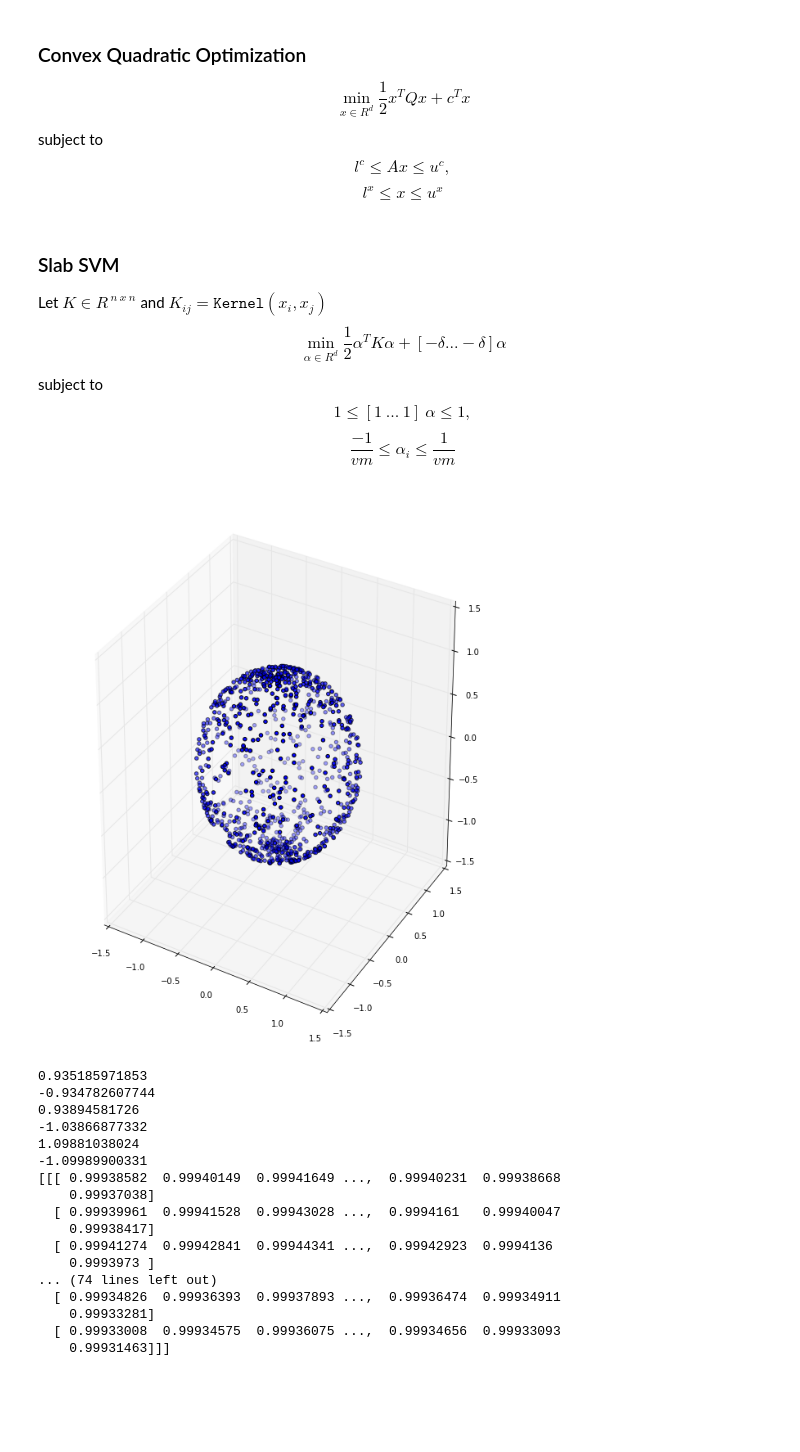
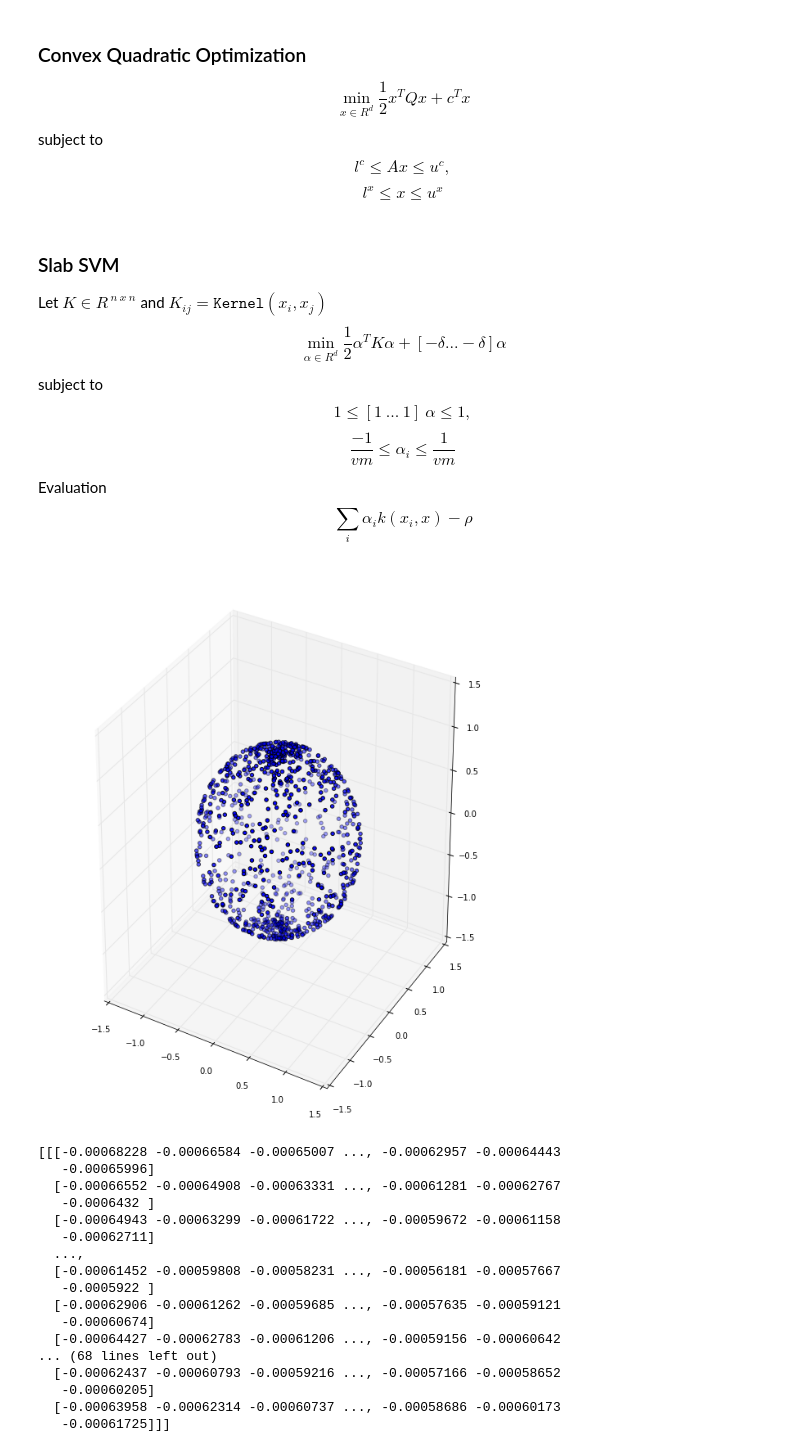
Before and after one commit to michrawson/SVM_Implicit_Surface_Reconstruction, a Jupyter notebook: Slab-SVM-Sphere.ipynb, the cells around one changed output. Saved outputs shown, nothing was run; the diff lists cells and outputs as text; code cells hidden in the pictures; blank space fills up the shorter version.

```diff
--- a/Slab-SVM-Sphere.ipynb
+++ b/Slab-SVM-Sphere.ipynb
@@ -11,6 +11,8 @@ $$\min_{\alpha \in R^d} \frac 12 \alpha^T K \alpha + [-\delta...-\delta] \alpha$
 subject to
 $$1\le [1~...~1]~\alpha \le 1,$$
 $$\frac {-1}{vm} \le \alpha_i \le \frac {1}{vm}$$
+Evaluation
+$$ \sum_i \alpha_i k(x_i,x) - \rho $$
 # %%
 %matplotlib inline
 
@@ -31,19 +33,19 @@ def streamprinter(text):
     pass
 
 
+sigma = 100
 def kernel(x1,x2):
     return math.exp(-1*math.pow(linalg.norm(x1-x2),2)/(2*math.pow(sigma,
                                                                   2)))
 
-
+rho = 1
 def f(x,x_list,alpha):
     w=0
     for i in range(len(x_list)):
         w = w + (alpha[i]*kernel(x_list[i],x))
-    return w
+    return w - rho
 
 
-sigma = 100
 
 x = []
 
@@ -81,19 +83,19 @@ m = len(x)
 x,ignore_x,y,ignore_y=train_test_split(x,y,train_size=0.02,random_state=8)
 m = len(x)
 
-x0_max = np.amax(x[:,0])+0.1
-x0_min = np.amin(x[:,0])-0.1
-x1_max = np.amax(x[:,1])+0.1
-x1_min = np.amin(x[:,1])-0.1
-x2_max = np.amax(x[:,2])+0.1
-x2_min = np.amin(x[:,2])-0.1
+# x0_max = np.amax(x[:,0])+0.1
+# x0_min = np.amin(x[:,0])-0.1
+# x1_max = np.amax(x[:,1])+0.1
+# x1_min = np.amin(x[:,1])-0.1
+# x2_max = np.amax(x[:,2])+0.1
+# x2_min = np.amin(x[:,2])-0.1
 
-print x0_max
-print x0_min
-print x1_max
-print x1_min
-print x2_max
-print x2_min
+# print x0_max
+# print x0_min
+# print x1_max
+# print x1_min
+# print x2_max
+# print x2_min
 
 # print 'points:',m
 
@@ -118,7 +120,8 @@ for i in range(m):
     bkx.append(mosek.boundkey.ra)
 bux=(ones((m))) * (1/(v*m))
 blx=(ones((m))) * (-1/(v*m))
-c=(0.001*ones((m)))
+delta = 0.001
+c=(delta*ones((m)))
 
 numvar = len(bkx)
 numcon = len(bkc)
@@ -174,48 +177,48 @@ task.getxx(mosek.soltype.itr, xx)
 # elif solsta == mosek.solsta.prim_infeas_cer:
 #     print("Primal or dual infeasibility.\n")
 # elif solsta == mosek.solsta.near_dual_infeas_cer:
 #     print("Primal or dual infeasibility.\n")
 # elif  solsta == mosek.solsta.near_prim_infeas_cer:
 #     print("Primal or dual infeasibility.\n")
 # elif mosek.solsta.unknown:
 #     print("Unknown solution status")
 # else:
 #     print("Other solution status")
 
 alpha = xx
 
 num_steps = 50
 x0_range = np.linspace(-2, 2,num_steps)
 x1_range = np.linspace(-2, 2,num_steps)
 x2_range = np.linspace(-2, 2,num_steps)
 
 data = np.zeros((num_steps,num_steps,num_steps))
 
 for i in range(num_steps):
     for j in range(num_steps):
         for k in range(num_steps):
             x_temp = np.asarray([x0_range[i],
                                 x1_range[j],
                                 x2_range[k]])
             data[i,j,k] = f(x_temp,x,alpha)
 
 print data
 # %% [output]
-[figure, old version]
+[figure, new version]
-0.935185971853
--0.934782607744
-0.93894581726
--1.03866877332
-1.09881038024
--1.09989900331
-[[[ 0.99938582  0.99940149  0.99941649 ...,  0.99940231  0.99938668
-    0.99937038]
-  [ 0.99939961  0.99941528  0.99943028 ...,  0.9994161   0.99940047
-    0.99938417]
-  [ 0.99941274  0.99942841  0.99944341 ...,  0.99942923  0.9994136
-    0.9993973 ]
-... (74 lines left out)
-  [ 0.99934826  0.99936393  0.99937893 ...,  0.99936474  0.99934911
-    0.99933281]
-  [ 0.99933008  0.99934575  0.99936075 ...,  0.99934656  0.99933093
-    0.99931463]]]
+[[[-0.00068228 -0.00066584 -0.00065007 ..., -0.00062957 -0.00064443
+   -0.00065996]
+  [-0.00066552 -0.00064908 -0.00063331 ..., -0.00061281 -0.00062767
+   -0.0006432 ]
+  [-0.00064943 -0.00063299 -0.00061722 ..., -0.00059672 -0.00061158
+   -0.00062711]
+  ...,
+  [-0.00061452 -0.00059808 -0.00058231 ..., -0.00056181 -0.00057667
+   -0.0005922 ]
+  [-0.00062906 -0.00061262 -0.00059685 ..., -0.00057635 -0.00059121
+   -0.00060674]
+  [-0.00064427 -0.00062783 -0.00061206 ..., -0.00059156 -0.00060642
+... (68 lines left out)
+  [-0.00062437 -0.00060793 -0.00059216 ..., -0.00057166 -0.00058652
+   -0.00060205]
+  [-0.00063958 -0.00062314 -0.00060737 ..., -0.00058686 -0.00060173
+   -0.00061725]]]
```
